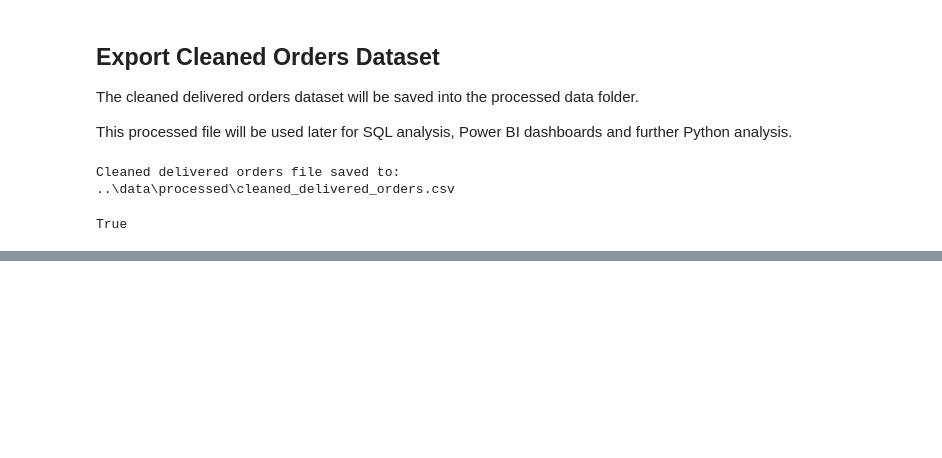
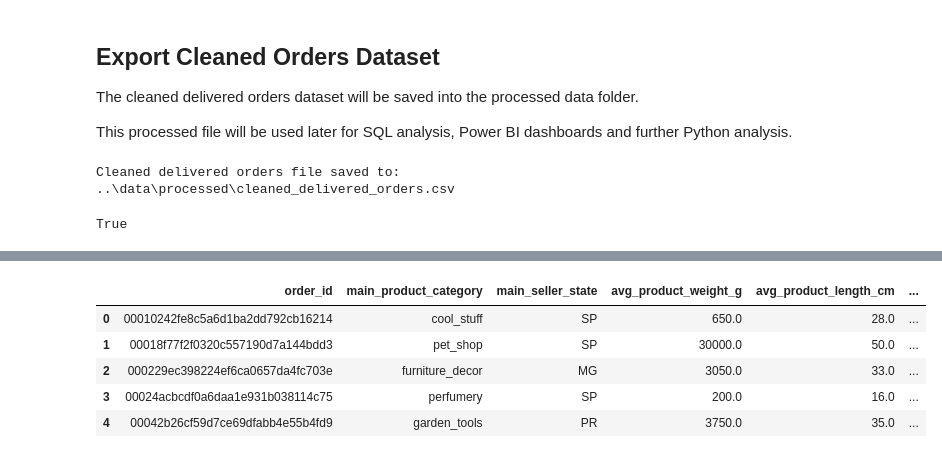
Before and after one commit to mokhan1997/ecommerce-fulfilment-delivery-analysis, a Jupyter notebook: notebooks/02_data_cleaning.ipynb, the cells around one changed output, grey strips where cells are left out. Saved outputs shown, nothing was run; the diff lists cells and outputs as text; code cells hidden in the pictures; blank space fills up the shorter version.

```diff
--- a/notebooks/02_data_cleaning.ipynb
+++ b/notebooks/02_data_cleaning.ipynb
@@ -278,0 +401,25 @@ True
+# %%
+# Create product and seller summary at order level
+
+product_seller_summary = (
+    order_items_enriched
+    .groupby("order_id")
+    .agg(
+        main_product_category=("product_category_name_english", lambda x: x.mode().iloc[0] if not x.mode().empty else np.nan),
+        main_seller_state=("seller_state", lambda x: x.mode().iloc[0] if not x.mode().empty else np.nan),
+        avg_product_weight_g=("product_weight_g", "mean"),
+        avg_product_length_cm=("product_length_cm", "mean"),
+        avg_product_height_cm=("product_height_cm", "mean"),
+        avg_product_width_cm=("product_width_cm", "mean")
+    )
+    .reset_index()
+)
+
+product_seller_summary.head()
+# %% [output]
+|  | order_id | main_product_category | main_seller_state | avg_product_weight_g | avg_product_length_cm | ... |
+| 0 | 00010242fe8c5a6d1ba2dd792cb16214 | cool_stuff | SP | 650.0 | 28.0 | ... |
+| 1 | 00018f77f2f0320c557190d7a144bdd3 | pet_shop | SP | 30000.0 | 50.0 | ... |
+| 2 | 000229ec398224ef6ca0657da4fc703e | furniture_decor | MG | 3050.0 | 33.0 | ... |
+| 3 | 00024acbcdf0a6daa1e931b038114c75 | perfumery | SP | 200.0 | 16.0 | ... |
+| 4 | 00042b26cf59d7ce69dfabb4e55b4fd9 | garden_tools | PR | 3750.0 | 35.0 | ... |
```
Also changed, not shown: parts of 11 cells of this notebook, 1 other file.
